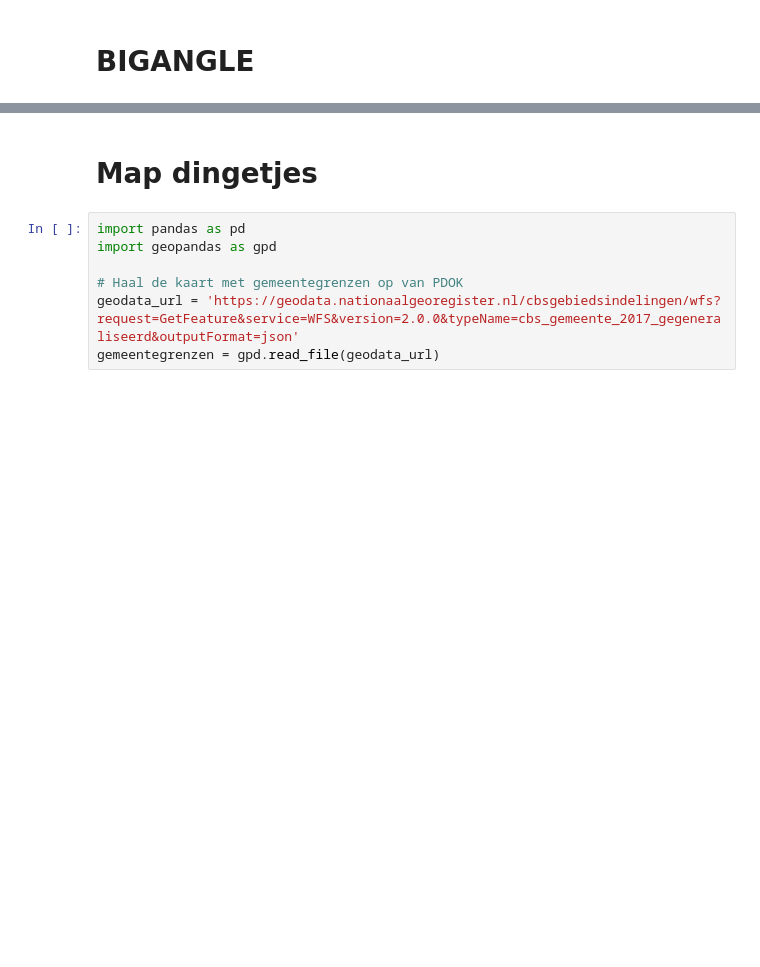
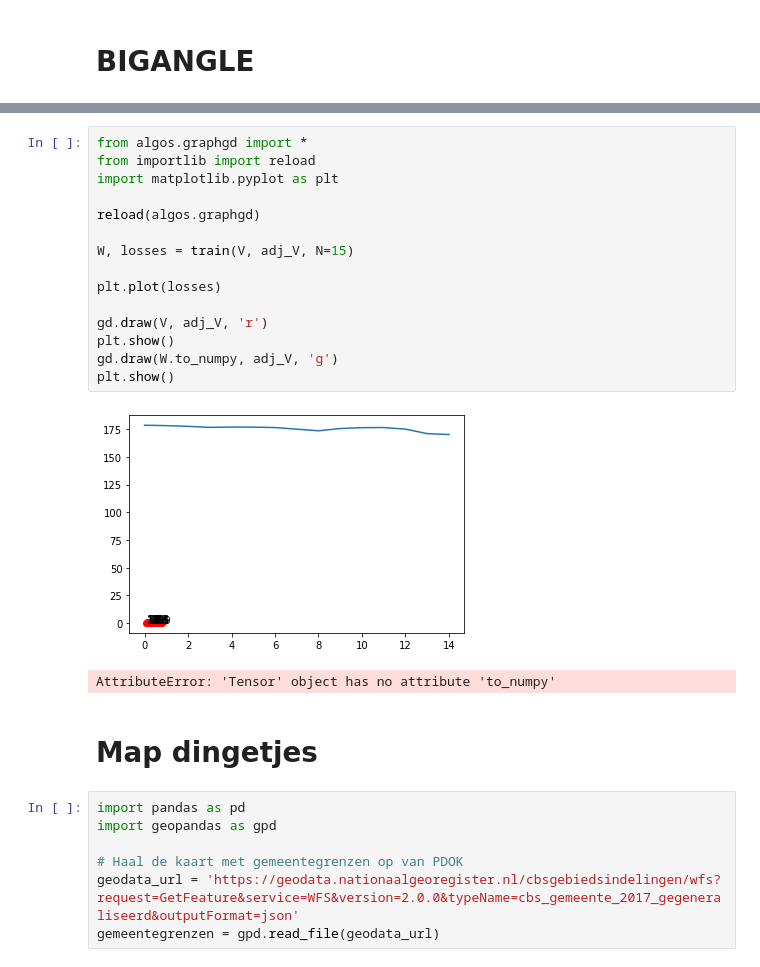
Before and after one commit to chclam/PrettyGD, a Jupyter notebook: graph_drawing_playground.ipynb, the cells around one changed output, grey strips where cells are left out. Saved outputs shown, nothing was run; the diff lists cells and outputs as text; blank space fills up the shorter version.

```diff
--- a/graph_drawing_playground.ipynb
+++ b/graph_drawing_playground.ipynb
@@ -156,3 +209,21 @@ i = 24 tensor(85.2878, dtype=torch.float64, grad_fn=<SumBackward0>)
+# %%
+from algos.graphgd import *
+from importlib import reload
+import matplotlib.pyplot as plt
+
+reload(algos.graphgd)
+
+W, losses = train(V, adj_V, N=15)
+
+plt.plot(losses)
+
+gd.draw(V, adj_V, 'r')
+plt.show()
+gd.draw(W.to_numpy, adj_V, 'g')
+plt.show()
+# %% [output]
+[figure, added]
+AttributeError: 'Tensor' object has no attribute 'to_numpy'
 # %% [markdown]
 # Map dingetjes
 # %%
```
Also changed, not shown: parts of 12 cells of this notebook, 1 other file.
